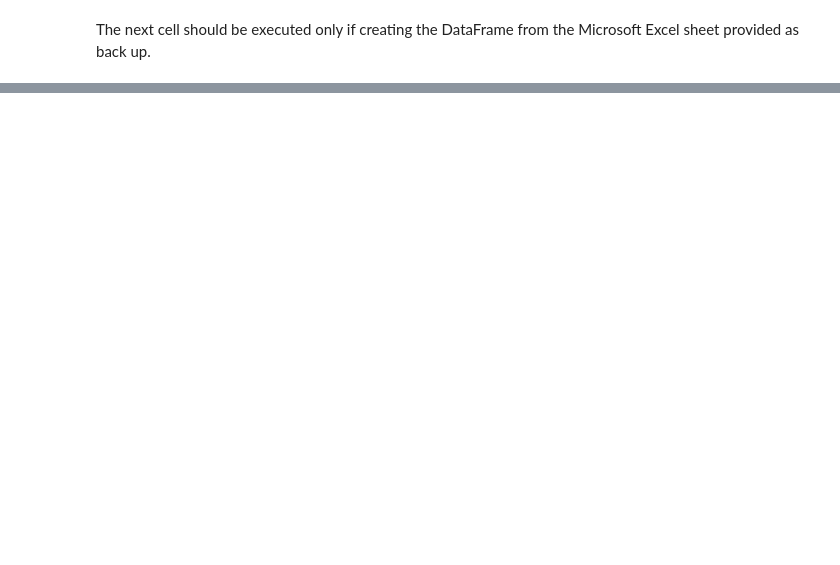
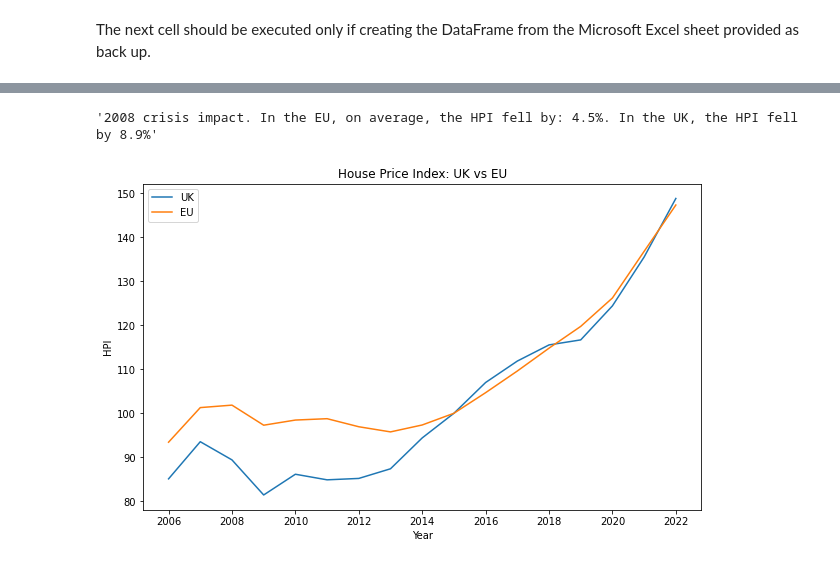
Before and after one commit to Thetechyteacher/housing-analysis, a Jupyter notebook: euukhouseindex.ipynb, the cells around one changed output, grey strips where cells are left out. Saved outputs shown, nothing was run; the diff lists cells and outputs as text; code cells hidden in the pictures; blank space fills up the shorter version.

```diff
--- a/euukhouseindex.ipynb
+++ b/euukhouseindex.ipynb
@@ -125,15 +123,3 @@ The next cell should be executed only if creating the DataFrame from the Microso
 
 df_euhouseindex.rename(columns={"geo\TIME_PERIOD": "Geo"}, inplace=True)
 df_euhouseindex = df_euhouseindex.set_index(['Geo'])
-# %%
-# Add missing data for UK 2020-2022
-# Source: https://www.gov.uk/government/collections/uk-house-price-index-reports
-# Calculation method remains the same as the data from Eurostat (yearly average, base 2015=100)
-
-ukindex2020 = 125.4
-ukindex2021 = 136.8
-ukindex2022 = 150.7
-
-df_euhouseindex.at['UK', '2020'] = ukindex2020
-df_euhouseindex.at['UK', '2021'] = ukindex2021
-df_euhouseindex.at['UK', '2022'] = ukindex2022
@@ -162,0 +126,18 @@ df_euhouseindex
+# %%
+# Create dataframes for missing data (UK HPI)
+# Calculation method remains the same as the data from Eurostat (yearly average, base 2015=100)
+
+uk_hpi = pd.read_csv('data/uk_hpi.csv')
+# %%
+# Add missing data for UK 2020-2022
+
+df_euhouseindex.loc['UK', ['2020', '2021', '2022']] = uk_hpi['House price index All property types'].to_list()
+# %%
+# Transpose dataframe for better readability and consistency with other datasets. Move UK column to thr second position. Convert index to numeric. Display complete data
+
+df_euhouseindex = df_euhouseindex.transpose()
+df_euhouseindex.index = pd.to_numeric(df_euhouseindex.index)
+col = df_euhouseindex.pop('UK')
+df_euhouseindex.insert(1, 'UK', col)
+pd.set_option('display.max_columns', None)
+df_euhouseindex
@@ -162,0 +219,25 @@ df_euhouseindex
+# %%
+# Calculate how much the HPI dropped from between 2008 and 2009
+
+eu_drop_2008 = (df_euhouseindex.loc[2008, 'EU'] - df_euhouseindex.loc[2009, 'EU']) / df_euhouseindex.loc[2008, 'EU'] * 100
+uk_drop_2008 = (df_euhouseindex.loc[2008, 'UK'] - df_euhouseindex.loc[2009, 'UK']) / df_euhouseindex.loc[2008, 'UK'] * 100
+
+f'2008 crisis impact. In the EU, on average, the HPI fell by: {eu_drop_2008:.1f}%. In the UK, the HPI fell by {uk_drop_2008:.1f}%'
+# %% [output]
+'2008 crisis impact. In the EU, on average, the HPI fell by: 4.5%. In the UK, the HPI fell by 8.9%'
+# %%
+# UK vs EU House Price Index comparison
+
+plt.figure(figsize=(10,6))
+
+plt.plot(df_euhouseindex.UK, label='UK')
+plt.plot(df_euhouseindex.EU, label='EU')
+
+plt.title('House Price Index: UK vs EU')
+plt.ylabel('HPI')
+plt.xlabel('Year')
+plt.legend(loc="upper left")
+
+plt.show()
+# %% [output]
+[figure, added]
```
Also changed, not shown: parts of 33 cells of this notebook, 9 other files.
